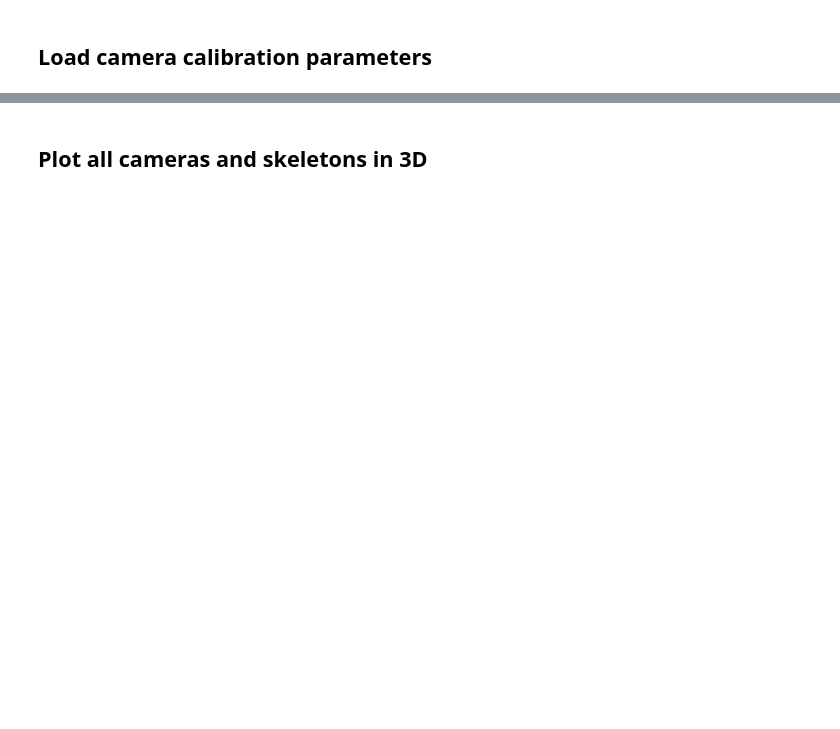
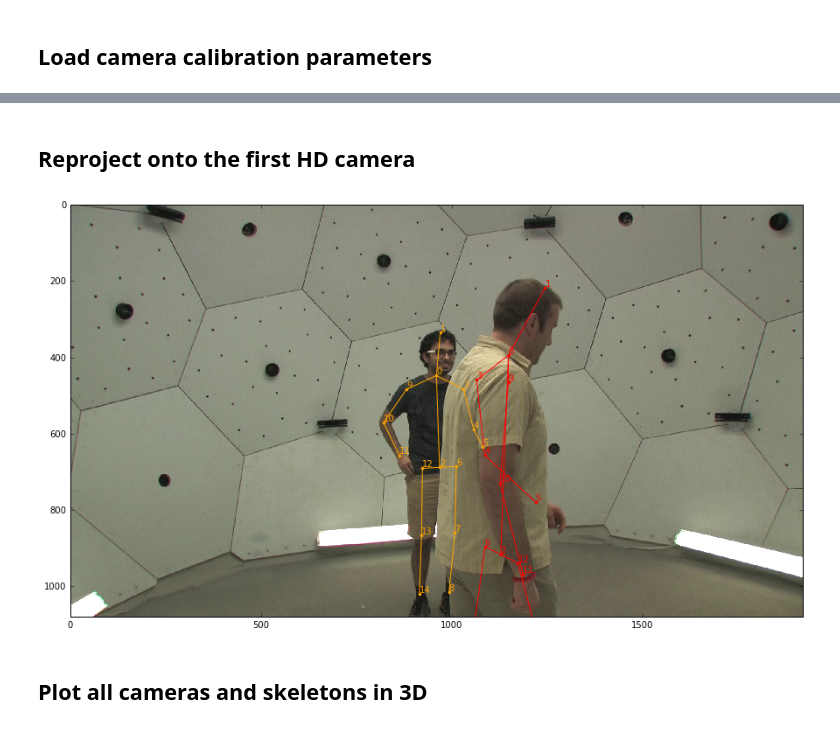
Before and after one commit to CMU-Perceptual-Computing-Lab/panoptic-toolbox, a Jupyter notebook: python/example.ipynb, the cells around one changed output, grey strips where cells are left out. Cells and saved outputs as stored; diff of their text form; code cells hidden in the pictures; blank space fills up the shorter version.

```diff
--- a/python/example.ipynb
+++ b/python/example.ipynb
@@ -114,3 +116,61 @@ plt.tight_layout()
+# %% [markdown]
+## Reproject onto the first HD camera
+# %%
+vga_skel_json_path = data_path+seq_name+'/hdPose3d_stage1/'
+hd_img_path = data_path+seq_name+'/hdImgs/'
+
+# HD frame
+idx = 0
+
+plt.figure(figsize=(15,15))
+# Select an HD camera
+cam = cameras[(0,0)]
+
+# Load the corresponding frame
+image_path = hd_img_path+'{0:02d}_{1:02d}/{0:02d}_{1:02d}_{2:08d}.png'.format(cam['panel'], cam['node'], idx)
+im = plt.imread(image_path)
+
+plt.imshow(im)
+currentAxis = plt.gca()
+currentAxis.set_autoscale_on(False)
+
+try:
+    # Load the json file with this frame's skeletons
+    skel_json_fname = hd_skel_json_path+'body3DScene_{0:08d}.json'.format(idx)
+    with open(skel_json_fname) as dfile:
+        bframe = json.load(dfile)
+
+    # Cycle through all detected bodies
+    for body in bframe['bodies']:
+
+        # There are 15 3D joints, stored as an array [x1,y1,z1,c1,x2,y2,z2,c2,...]
+        # where c1 ... c15 are per-joint detection confidences
+        skel = np.array(body['joints15']).reshape((-1,4)).transpose()
+
+        # Project skeleton into view (this is like cv2.projectPoints)
+        pt = panutils.projectPoints(skel[0:3,:],
+                      cam['K'], cam['R'], cam['t'],
+                      cam['distCoef'])
+
+        # Show only points detected with confidence
+        valid = skel[3,:]>0.1
+
+        plt.plot(pt[0,valid], pt[1,valid], '.', color=colors[body['id']])
+
+        # Plot edges for each bone
+        for edge in edges:
+            if valid[edge[0]] or valid[edge[1]]:
+                plt.plot(pt[0,edge], pt[1,edge], color=colors[body['id']])
+
+        # Show the joint numbers
+        for ip in xrange(pt.shape[1]):
+            if pt[0,ip]>=0 and pt[0,ip]<im.shape[1] and pt[1,ip]>=0 and pt[1,ip]<im.shape[0]:
+                plt.text(pt[0,ip], pt[1,ip]-5, '{0}'.format(ip),color=colors[body['id']])
+
+except IOError as e:
+    print('Error reading {0}\n'.format(skel_json_fname)+e.strerror)
+# %% [output]
+[figure, added]
 # %% [markdown]
 ## Plot all cameras and skeletons in 3D
 # %%
```
Also changed, not shown: parts of 6 cells of this notebook, 5 other files.
